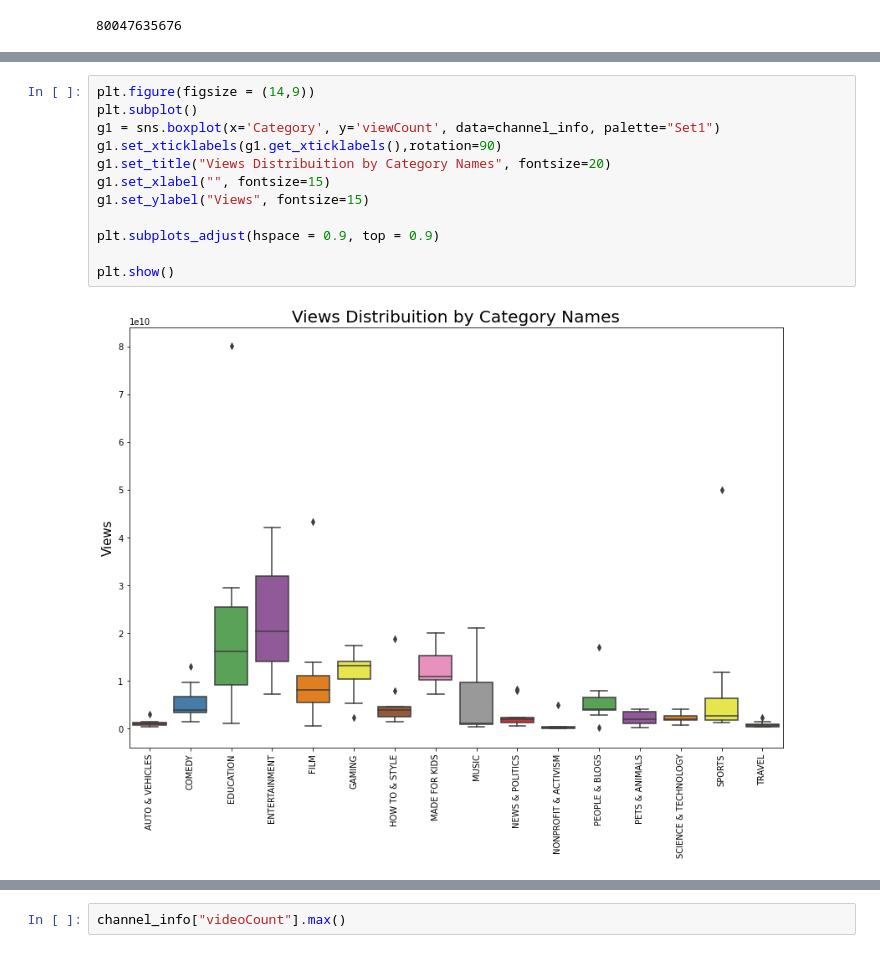
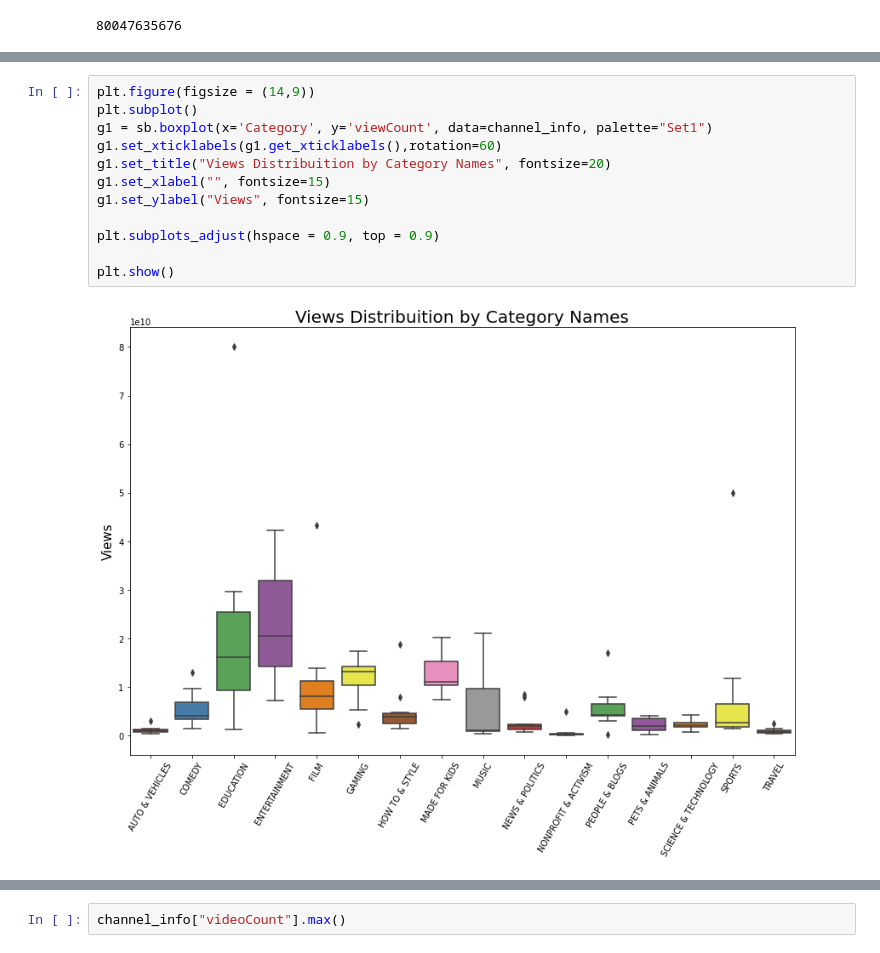
Before and after one commit to gohjiayi/youtube_analysis, a Jupyter notebook: data_exploration.ipynb, the cells around one changed output, grey strips where cells are left out. Saved outputs shown, nothing was run; the diff lists cells and outputs as text.

```diff
--- a/data_exploration.ipynb
+++ b/data_exploration.ipynb
@@ -65,14 +66,14 @@ channel_info[channel_info["viewCount"]==80047635676]
 # %%
 plt.figure(figsize = (14,9))
 plt.subplot()
-g1 = sns.boxplot(x='Category', y='viewCount', data=channel_info, palette="Set1")
-g1.set_xticklabels(g1.get_xticklabels(),rotation=90)
+g1 = sb.boxplot(x='Category', y='viewCount', data=channel_info, palette="Set1")
+g1.set_xticklabels(g1.get_xticklabels(),rotation=60)
 g1.set_title("Views Distribuition by Category Names", fontsize=20)
 g1.set_xlabel("", fontsize=15)
 g1.set_ylabel("Views", fontsize=15)
 
 plt.subplots_adjust(hspace = 0.9, top = 0.9)
 
 plt.show()
 # %% [output]
-[figure, old version]
+[figure, new version]
```
Also changed, not shown: parts of 30 cells of this notebook.
